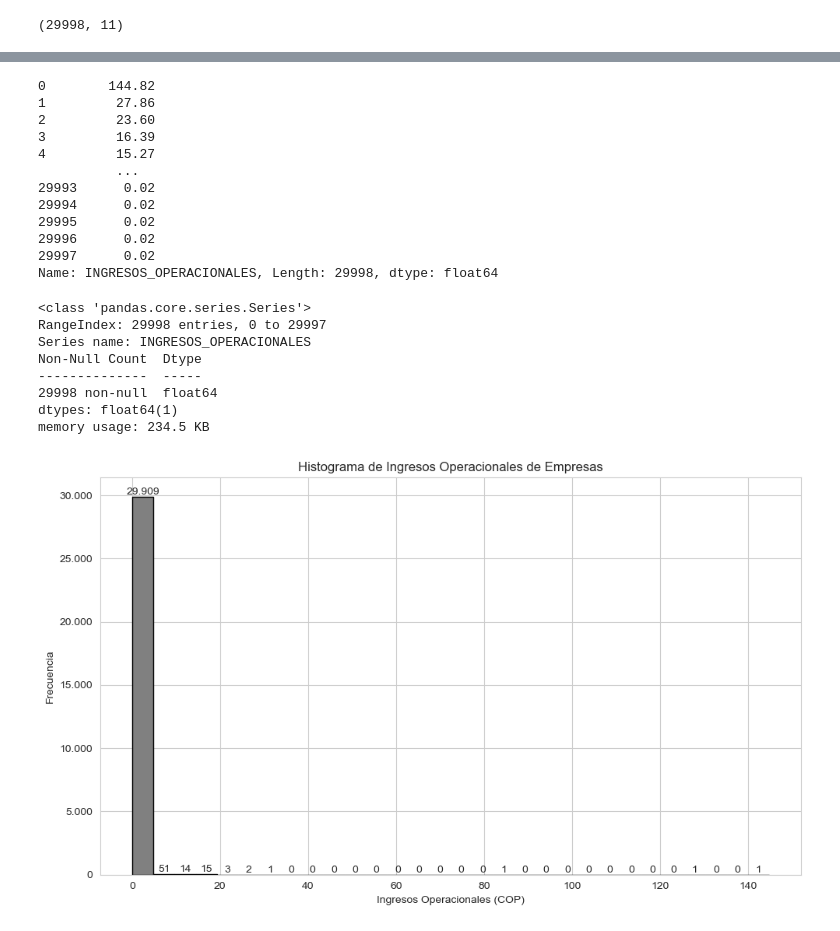
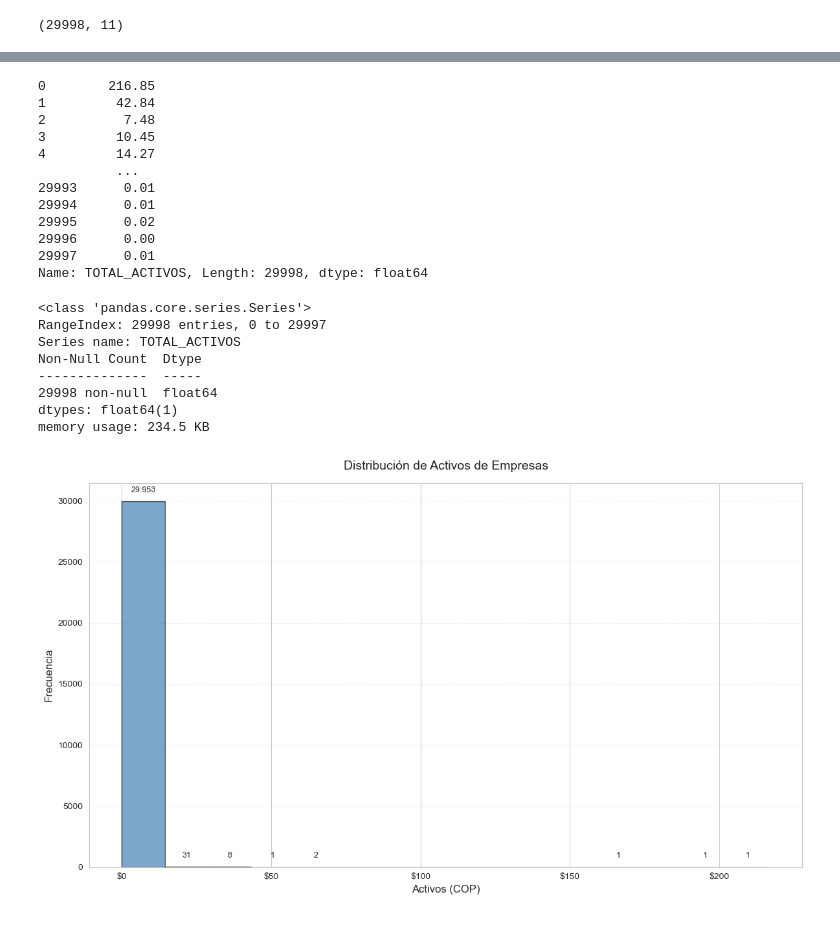
Before and after one commit to gabrielroncancio/herramientas_big_data_SAG, a Jupyter notebook: visualization_histogram_aio.ipynb, the cells around one changed output, grey strips where cells are left out. Drawn from its saved outputs; the diff is of its cells as text; code cells hidden in the pictures.

Commit message:
selecsion de graficos para el analisis de las empresas

```diff
--- a/visualization_histogram_aio.ipynb
+++ b/visualization_histogram_aio.ipynb
@@ -38,68 +22,78 @@ df
 # %%
 # Get the frequency table for the column mACROSECTOR
-df.INGRESOS_OPERACIONALES.value_counts().sort_index()
-valores_cantidad = df.INGRESOS_OPERACIONALES
+df.TOTAL_ACTIVOS.value_counts().sort_index()
+valores_cantidad = df.TOTAL_ACTIVOS
 valores_cantidad
 # %% [output]
-0        144.82
-1         27.86
-2         23.60
-3         16.39
-4         15.27
+0        216.85
+1         42.84
+2          7.48
+3         10.45
+4         14.27
           ...
-29993      0.02
-29994      0.02
+29993      0.01
+29994      0.01
 29995      0.02
-29996      0.02
-29997      0.02
-Name: INGRESOS_OPERACIONALES, Length: 29998, dtype: float64
+29996      0.00
+29997      0.01
+Name: TOTAL_ACTIVOS, Length: 29998, dtype: float64
 # %%
-df.INGRESOS_OPERACIONALES.info()
+df.TOTAL_ACTIVOS.info()
 # %% [output]
 <class 'pandas.core.series.Series'>
 RangeIndex: 29998 entries, 0 to 29997
-Series name: INGRESOS_OPERACIONALES
+Series name: TOTAL_ACTIVOS
 Non-Null Count  Dtype
 --------------  -----
 29998 non-null  float64
 dtypes: float64(1)
 memory usage: 234.5 KB
 # %%
+# Limpiar datos: Asegurarse de que TOTAL_ACTIVOS sea numérico y manejar nulos
+df['TOTAL_ACTIVOS'] = pd.to_numeric(df['TOTAL_ACTIVOS'], errors='coerce')
+df = df.dropna(subset=['TOTAL_ACTIVOS'])
+
+# Configurar el estilo de Seaborn para un look más limpio
+sns.set_style("whitegrid")
+
 # Crear una figura con tamaño adecuado
-plt.figure(figsize=(10, 6))
+plt.figure(figsize=(12, 7))
 
-# Crear el histograma con INGRESOS_OPERACIONALES
-n, bins, patches = plt.hist(df['INGRESOS_OPERACIONALES'], bins=30, color='gray', edgecolor='black')
-#n, bins, patches = plt.hist(df['GANANCIA_PÉRDIDA'], bins=30, color='gray', edgecolor='black')
-#n, bins, patches = plt.hist(df['TOTAL_ACTIVOS'], bins=30, color='gray', edgecolor='black')
-#n, bins, patches = plt.hist(df['TOTAL_PASIVOS'], bins=30, color='gray', edgecolor='black')
-#n, bins, patches = plt.hist(df['TOTAL_PATRIMONIO'], bins=30, color='gray', edgecolor='black')
+# Calcular número óptimo de bins (regla de Sturges)
+bins = int(np.log2(len(df['TOTAL_ACTIVOS'])) + 1)
 
-# Función para formatear con separadores de miles (punto como separador)
-formatter = FuncFormatter(lambda x, pos: f'{int(x):,}'.replace(',', '.'))
+# Crear el histograma
+n, bins, patches = plt.hist(df['TOTAL_ACTIVOS'], bins=bins, color='steelblue', edgecolor='black', alpha=0.7)
+
+# Función para formatear con separadores de miles y símbolo $
+formatter = FuncFormatter(lambda x, pos: f'${int(x):,}'.replace(',', '.'))
 
 # Aplicar el formateador a los ejes X e Y
 plt.gca().xaxis.set_major_formatter(formatter)
-plt.gca().yaxis.set_major_formatter(formatter)
+#plt.gca().yaxis.set_major_formatter(formatter)
 
 # Añadir etiquetas de frecuencia encima de las barras
 for i in range(len(n)):
-    plt.text(
-        bins[i] + (bins[i+1] - bins[i]) / 2,  # Centro de la barra
-        n[i] + 0.1,  # Ligeramente por encima de la barra
-        f'{int(n[i]):,}'.replace(',', '.'),  # Frecuencia con separador de miles
-        ha='center', va='bottom', fontsize=10
-    )
+    if n[i] > 0:  # Mostrar solo si la frecuencia no es cero
+        plt.text(
+            bins[i] + (bins[i+1] - bins[i]) / 2,  # Centro de la barra
+            n[i] + max(n) * 0.02,  # Desplazamiento proporcional
+            f'{int(n[i]):,}'.replace(',', '.'),  # Frecuencia con separador
+            ha='center', va='bottom', fontsize=9
+        )
 
 # Añadir título y etiquetas
-plt.title('Histograma de Ingresos Operacionales de Empresas')
-plt.xlabel('Ingresos Operacionales (COP)')
-plt.ylabel('Frecuencia')
+plt.title('Distribución de Activos de Empresas', fontsize=14, pad=15)
+plt.xlabel('Activos (COP)', fontsize=12)
+plt.ylabel('Frecuencia', fontsize=12)
+
+# Añadir cuadrícula ligera en el eje Y
+plt.grid(True, axis='y', linestyle='--', alpha=0.3)
 
 # Ajustar el diseño para evitar recortes
 plt.tight_layout()
 
 # Mostrar el gráfico
 plt.show()
 # %% [output]
-[figure, old version]
+[figure, new version]
```
Also changed, not shown: parts of 5 cells of this notebook, 2 other files.
